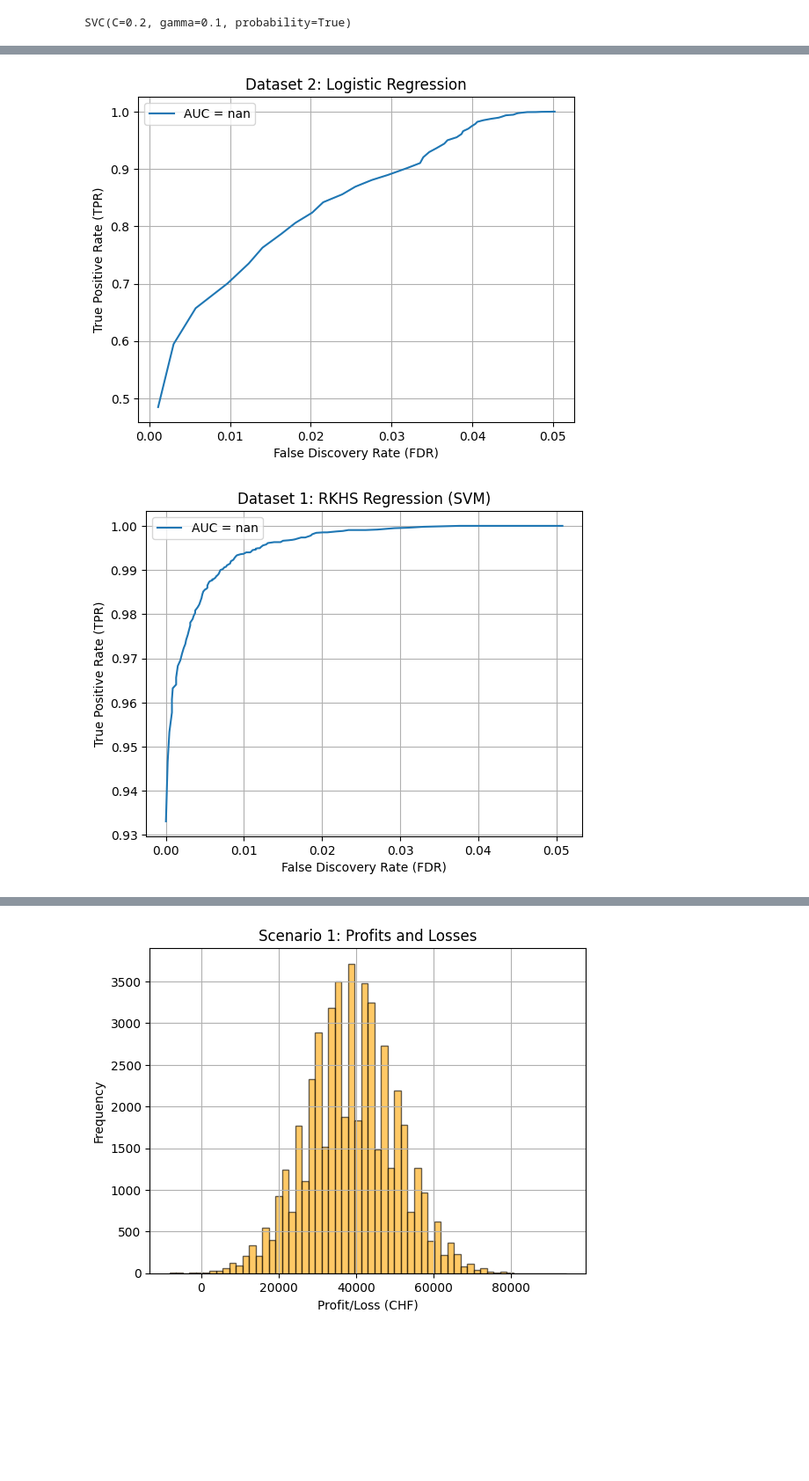
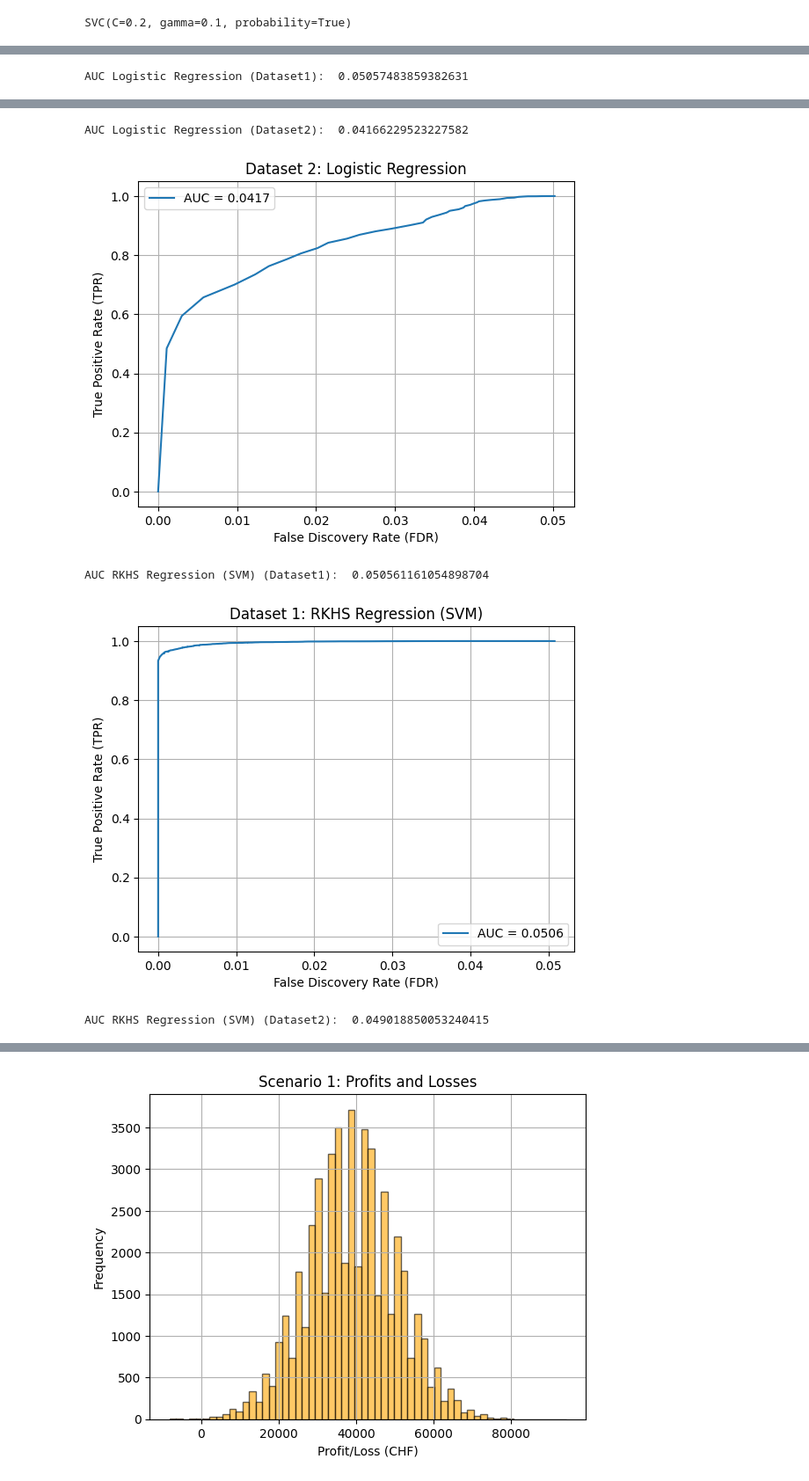
Before and after one commit to RamonKaspar/ML-in-Finance-and-Insurance, a Jupyter notebook: 02_Credit-Analytics/main.ipynb, the cells around one changed output, grey strips where cells are left out. Shown: that part at 88% size. Drawn from its saved outputs; the diff is of its cells as text; code cells hidden in the pictures; blank space fills up the shorter version.

Commit message:
Correct AUC calculation (sort by FDR indices)

```diff
--- a/02_Credit-Analytics/main.ipynb
+++ b/02_Credit-Analytics/main.ipynb
@@ -221,18 +221,25 @@ def calculate_FDR_TPR_AUC(y_true, y_probabilities):
         true_positives.append(tp)
         false_positives.append(fp)
 
-    true_positives = np.array(true_positives)
-    false_positives = np.array(false_positives)
+    true_positives = np.array(true_positives, dtype=float)
+    false_positives = np.array(false_positives, dtype=float)
 
     # Calculate FDR and TPR rate (points on the FDR/TPR curve) and the AUC
-    # FDR = FP/(FP + TP), TPR = TP/P, AUC = Area under the curve
-    FDR = false_positives / (false_positives + true_positives)
-    TPR = true_positives / positives
+    # FDR = FP/(FP + TP), TPR = TP/P
+    # NOTE: We have to handle division by zero cases (else, we get NaNs)
+    TPR = np.divide(true_positives, positives, out=np.zeros_like(true_positives), where=positives != 0)
+    FDR = np.divide(false_positives, false_positives + true_positives, out=np.zeros_like(false_positives), where=(false_positives + true_positives) != 0)
+
+    # Sort FDR and TPR arrays based on FDR, such that we can calculate the AUC (we need monotonically increasing FDR)
+    sorted_indices = np.argsort(FDR)
+    FDR = FDR[sorted_indices]
+    TPR = TPR[sorted_indices]
 
     # We use Riemann sums to approximate the AUC
+    # NOTE: Here a lower AUC is better (i.e., we want to minimize FDR (losses) and maximize TPR (business volume))
     AUC = 0
     for i in range(len(FDR) - 1):
-        AUC += (FDR[i] + FDR[i+1]) / 2 * (TPR[i+1] - TPR[i])
+        AUC += (TPR[i] + TPR[i+1]) / 2 * (FDR[i+1] - FDR[i])
 
     return FDR, TPR, AUC
 
@@ -248,17 +255,22 @@ def plot_fdr_tpr_curve(FDR, TPR, AUC, title):
 
 # first data set & logistic regression:
 FDR_lr1, TPR_lr1, AUC_lr1 = calculate_FDR_TPR_AUC(y_test1, pred_test1)
+print("AUC Logistic Regression (Dataset1): ", AUC_lr1)
 plot_fdr_tpr_curve(FDR_lr1, TPR_lr1, AUC_lr1, "Dataset 1: Logistic Regression")
 
 # second dataset & logistic regression
 FDR_lr2, TPR_lr2, AUC_lr2 = calculate_FDR_TPR_AUC(y_test2, pred_test2)
+print("AUC Logistic Regression (Dataset2): ", AUC_lr2)
 plot_fdr_tpr_curve(FDR_lr2, TPR_lr2, AUC_lr2, "Dataset 2: Logistic Regression")
 
 # first data set and rkhs regression (SVM with RBF kernel):
 FDR_svm1, TPR_svm1, AUC_svm1 = calculate_FDR_TPR_AUC(y_test1, pred_test_svm1)
+print("AUC RKHS Regression (SVM) (Dataset1): ", AUC_svm1)
 plot_fdr_tpr_curve(FDR_svm1, TPR_svm1, AUC_svm1, "Dataset 1: RKHS Regression (SVM)")
 
 # second data set and rkhs regression (SVM with RBF kernel)
 FDR_svm2, TPR_svm2, AUC_svm2 = calculate_FDR_TPR_AUC(y_test2, pred_test_svm2)
+print("AUC RKHS Regression (SVM) (Dataset2): ", AUC_svm2)
 plot_fdr_tpr_curve(FDR_svm2, TPR_svm2, AUC_svm2, "Dataset 2: RKHS Regression (SVM)")
 # %% [output]
+AUC Logistic Regression (Dataset1):  0.05057483859382631
@@ -266,2 +278,5 @@ plot_fdr_tpr_curve(FDR_svm2, TPR_svm2, AUC_svm2, "Dataset 2: RKHS Regression (SV
+AUC Logistic Regression (Dataset2):  0.04166229523227582
-[figure, old version]
+[figure, new version]
+AUC RKHS Regression (SVM) (Dataset1):  0.050561161054898704
-[figure, old version]
+[figure, new version]
+AUC RKHS Regression (SVM) (Dataset2):  0.049018850053240415
```
Also changed, not shown: parts of 5 cells of this notebook.
